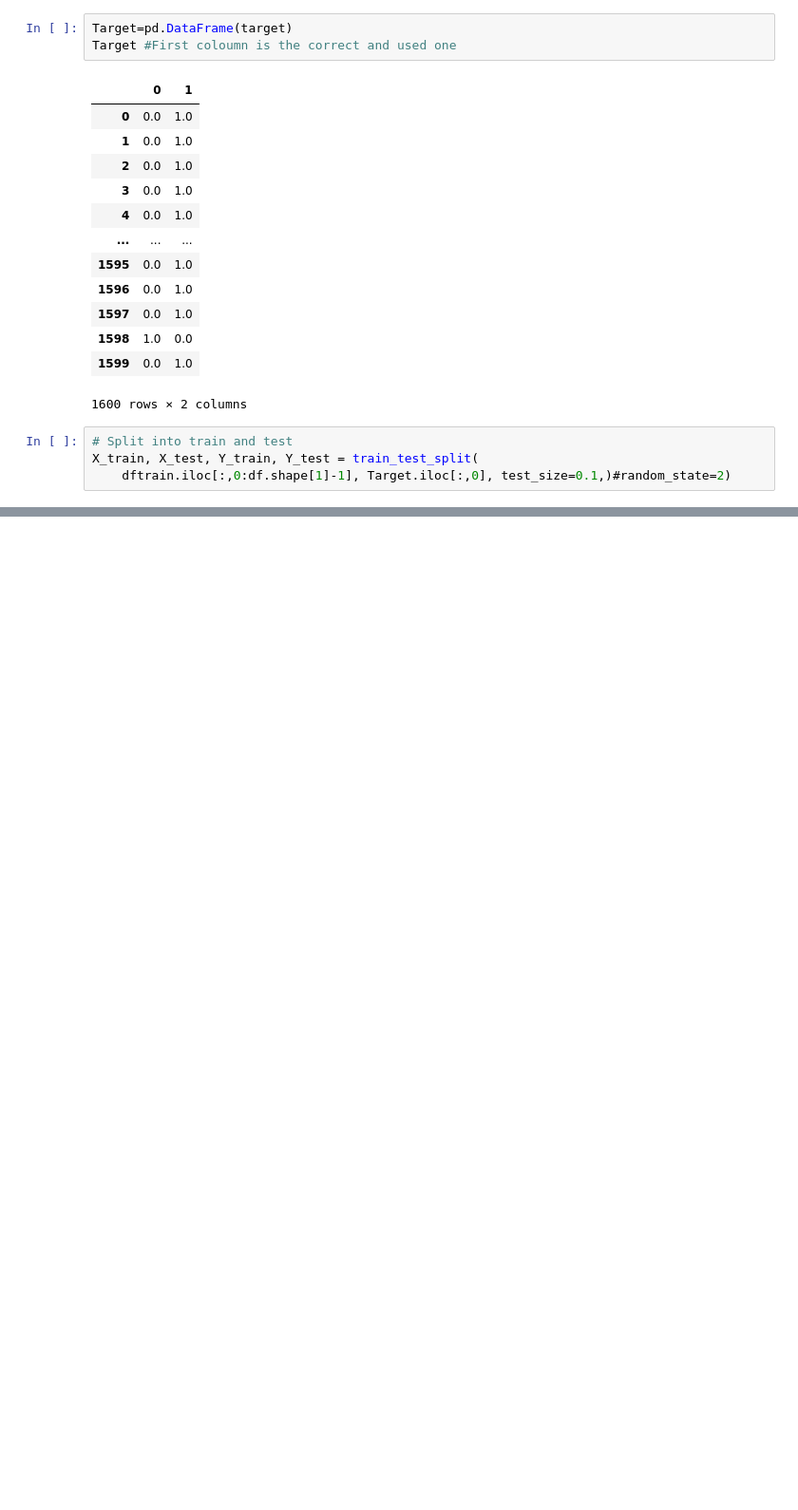
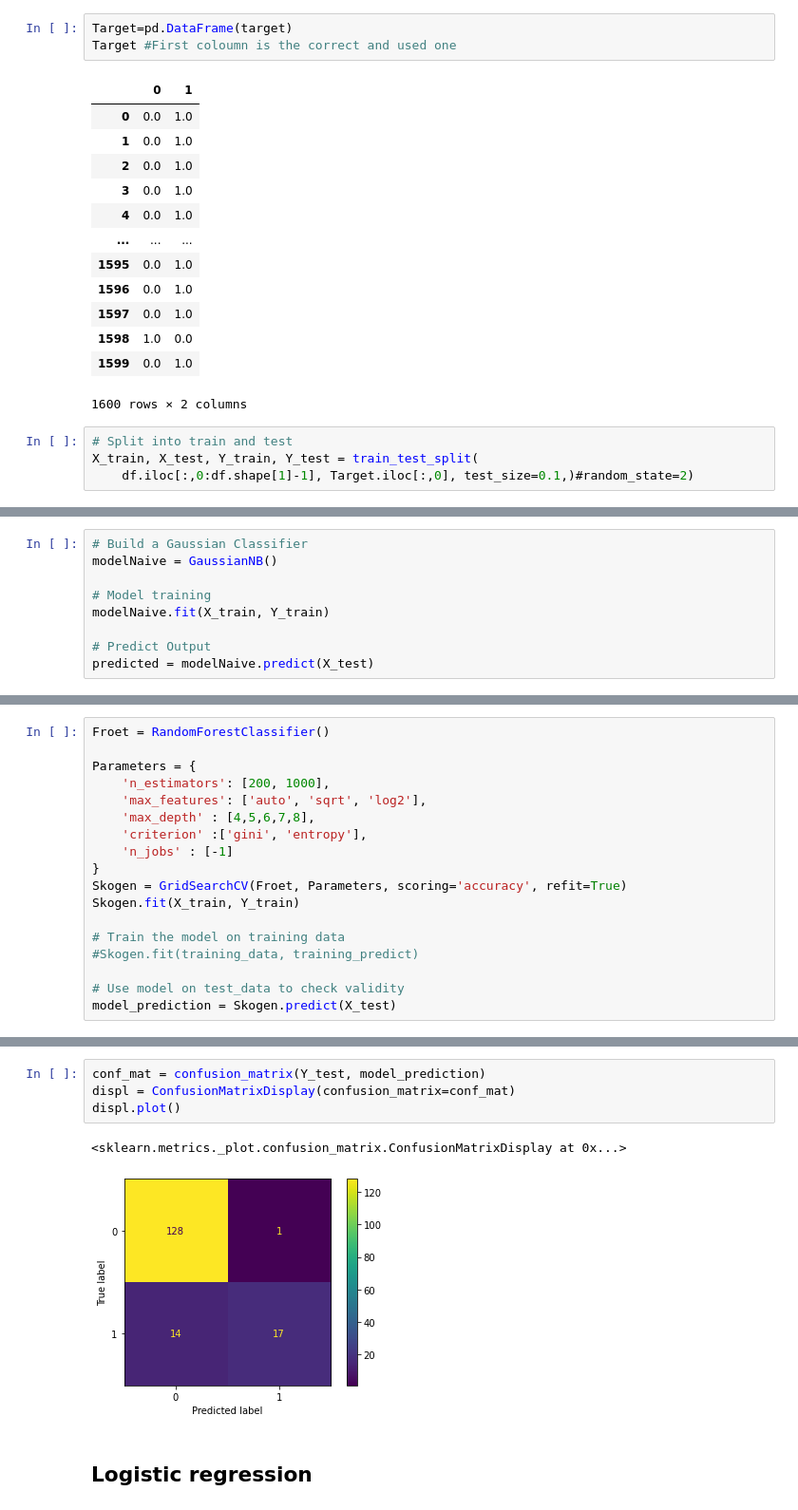
Before and after one commit to anbl9574/SML-project, a Jupyter notebook: Main.ipynb, the cells around one changed output, grey strips where cells are left out. Shown at 95% size. Drawn from its saved outputs; the diff is of its cells as text; blank space fills up the shorter version.

```diff
--- a/Main.ipynb
+++ b/Main.ipynb
@@ -163,4 +170,4 @@ Target #First coloumn is the correct and used one
 # %%
 # Split into train and test
 X_train, X_test, Y_train, Y_test = train_test_split(
-    dftrain.iloc[:,0:df.shape[1]-1], Target.iloc[:,0], test_size=0.1,)#random_state=2)
+    df.iloc[:,0:df.shape[1]-1], Target.iloc[:,0], test_size=0.1,)#random_state=2)
@@ -166,0 +192,9 @@ X_train, X_test, Y_train, Y_test = train_test_split(
+# %%
+# Build a Gaussian Classifier
+modelNaive = GaussianNB()
+
+# Model training
+modelNaive.fit(X_train, Y_train)
+
+# Predict Output
+predicted = modelNaive.predict(X_test)
@@ -166,0 +227,18 @@ X_train, X_test, Y_train, Y_test = train_test_split(
+# %%
+Froet = RandomForestClassifier()
+
+Parameters = {
+    'n_estimators': [200, 1000],
+    'max_features': ['auto', 'sqrt', 'log2'],
+    'max_depth' : [4,5,6,7,8],
+    'criterion' :['gini', 'entropy'],
+    'n_jobs' : [-1]
+}
+Skogen = GridSearchCV(Froet, Parameters, scoring='accuracy', refit=True)
+Skogen.fit(X_train, Y_train)
+
+# Train the model on training data
+#Skogen.fit(training_data, training_predict)
+
+# Use model on test_data to check validity
+model_prediction = Skogen.predict(X_test)
@@ -166,0 +292,9 @@ X_train, X_test, Y_train, Y_test = train_test_split(
+# %%
+conf_mat = confusion_matrix(Y_test, model_prediction)
+displ = ConfusionMatrixDisplay(confusion_matrix=conf_mat)
+displ.plot()
+# %% [output]
+<sklearn.metrics._plot.confusion_matrix.ConfusionMatrixDisplay at 0x...>
+[figure, added]
+# %% [markdown]
+## Logistic regression
```
Also changed, not shown: parts of 41 cells of this notebook.
